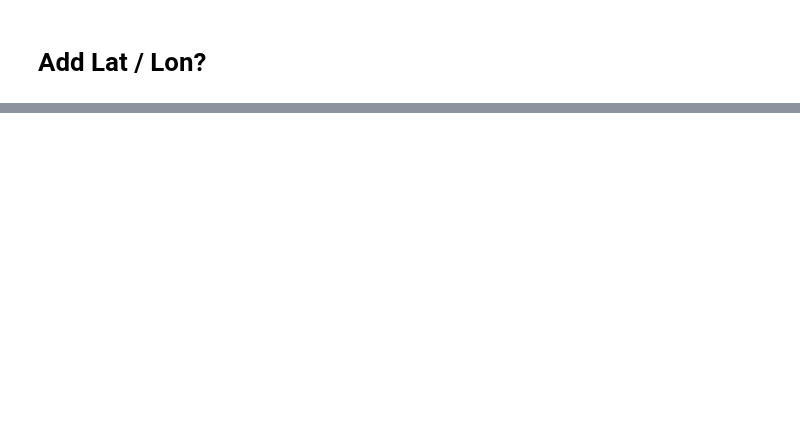
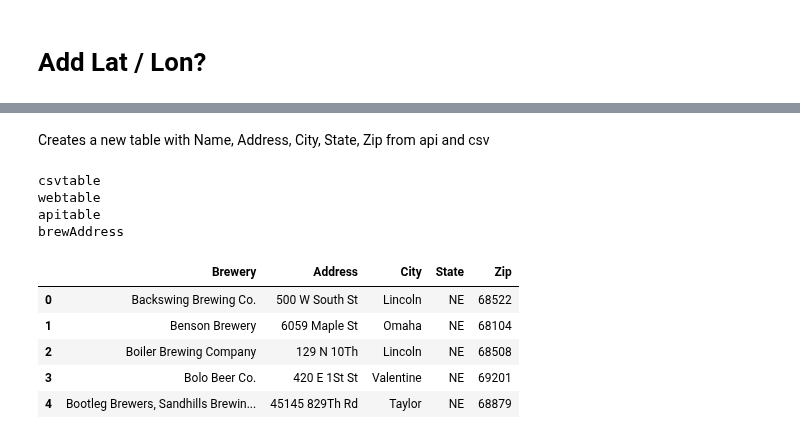
Before and after one commit to ScottBreitbach/DSC540, a Jupyter notebook: Final Project/DBTest1.ipynb, the cells around one changed output, grey strips where cells are left out. Cells and saved outputs as stored; diff of their text form; code cells hidden in the pictures; blank space fills up the shorter version.

```diff
--- a/Final Project/DBTest1.ipynb
+++ b/Final Project/DBTest1.ipynb
@@ -823,0 +1188,4 @@ apiData.shape
+# %%
+csvData = removeGC(csvData, 'Brewery_Name')
+webData = removeGC(webData, 'Brewery_Name')
+apiData = removeGC(apiData, 'BreweryName')
@@ -823,0 +1194,7 @@ apiData.shape
+# %%
+# Load data into an SQL database, each as an individual table:
+with sqlite3.connect('DBTest2.db') as conn:
+    cursor = conn.cursor()
+    csvData.to_sql('csvtable', conn, if_exists='replace', index=False)
+    webData.to_sql('webtable', conn, if_exists='replace', index=False)
+    apiData.to_sql('apitable', conn, if_exists='replace', index=False)
@@ -823,0 +1333,52 @@ apiData.shape
+# %% [markdown]
+Creates a new table with Name, Address, City, State, Zip from api and csv
+# %%
+# columns = ['Brewery', 'Address', 'City', 'State', 'Zip']
+# data = []
+
+with sqlite3.connect('DBTest2.db') as conn:
+    cursor = conn.cursor()
+    cursor.execute("PRAGMA foreign_keys = 1")
+    sql = """
+        CREATE TABLE brewAddress AS
+        SELECT BreweryName, StreetAddress, City, State, Zip
+        FROM apitable
+        UNION
+        SELECT Brewery_Name, Street_Address, City, State, `5-digit_Zip`
+        FROM csvtable;
+    """
+    cursor.execute(sql)
+
+#     rows = cursor.execute(sql)
+#     for row in rows:
+#         print(row)
+# #         data.append(row)
+# %%
+res = conn.execute('''SELECT name FROM sqlite_master WHERE type='table';''')
+tableList = []
+for name in res:
+    print(name[0])
+    tableList.append(name[0])
+# %% [output]
+csvtable
+webtable
+apitable
+brewAddress
+# %%
+columns = ['Brewery', 'Address', 'City', 'State', 'Zip']
+data = []
+
+res = conn.execute('''SELECT * FROM brewAddress''')
+for row in res:
+#     print(row)
+    data.append(row)
+
+brewsWithAddress = pd.DataFrame(data, columns=columns)
+brewsWithAddress.head()
+# %% [output]
+|  | Brewery | Address | City | State | Zip |
+| 0 | Backswing Brewing Co. | 500 W South St | Lincoln | NE | 68522 |
+| 1 | Benson Brewery | 6059 Maple St | Omaha | NE | 68104 |
+| 2 | Boiler Brewing Company | 129 N 10Th | Lincoln | NE | 68508 |
+| 3 | Bolo Beer Co. | 420 E 1St St | Valentine | NE | 69201 |
+| 4 | Bootleg Brewers, Sandhills Brewin... | 45145 829Th Rd | Taylor | NE | 68879 |
```
Also changed, not shown: parts of 80 cells of this notebook, 3 other files.
